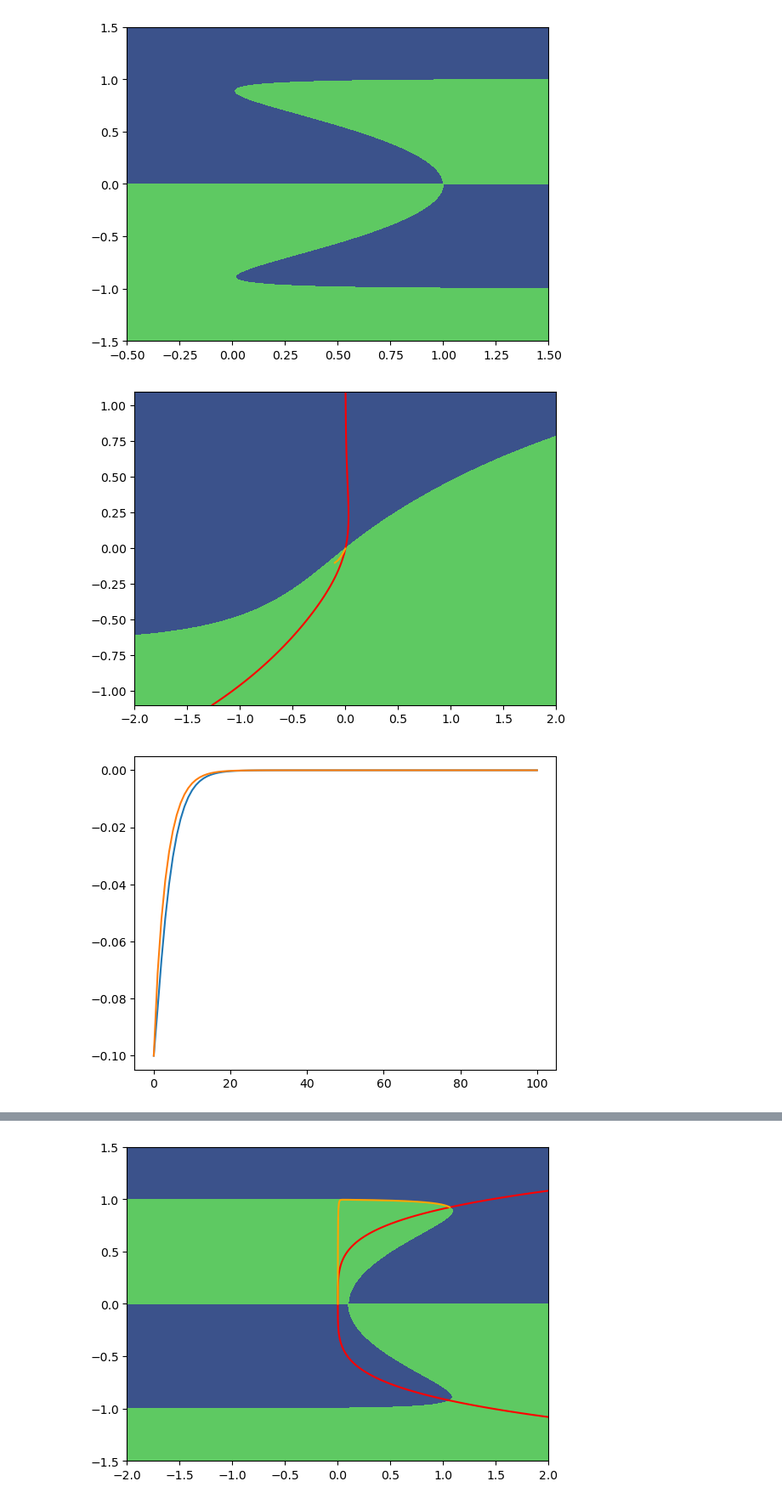
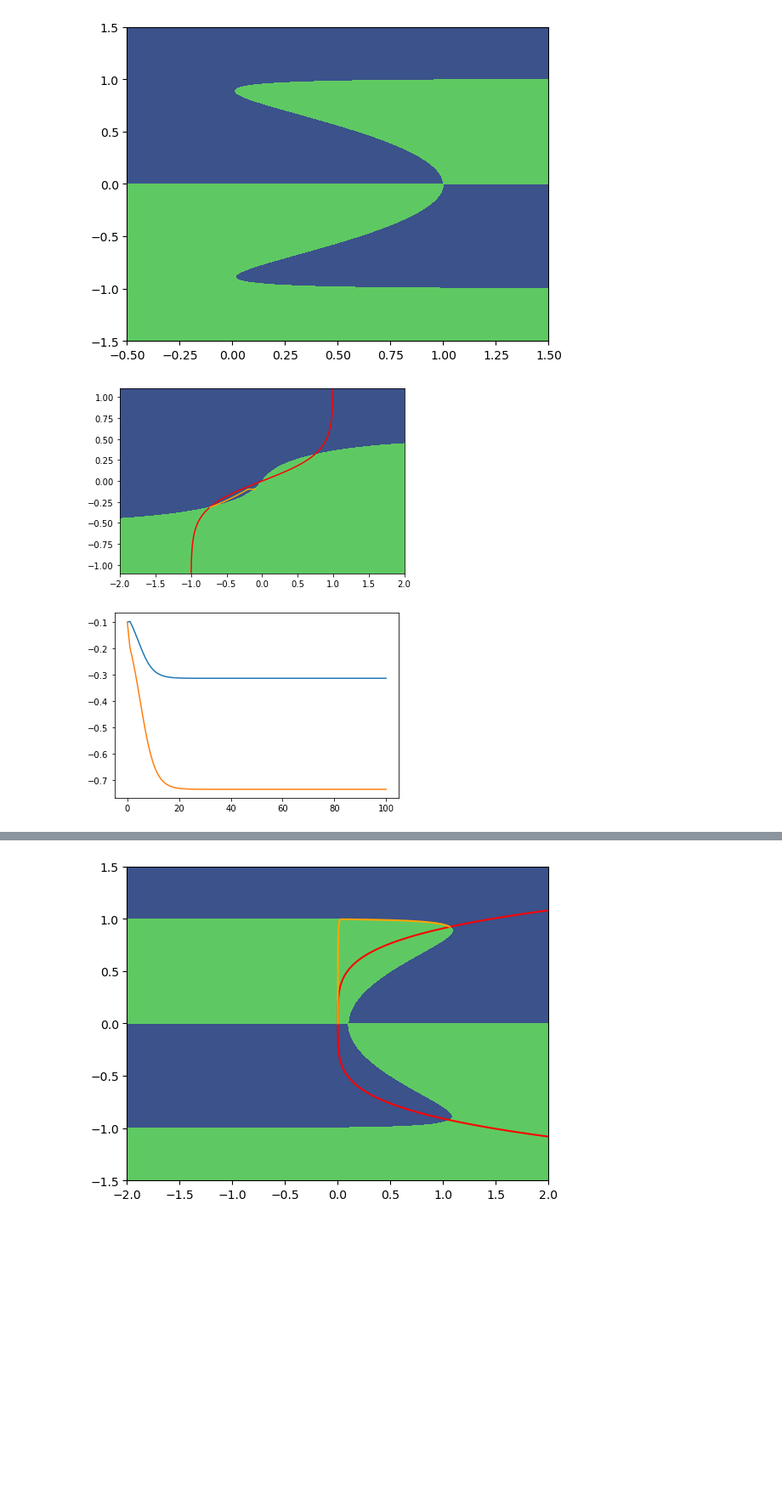
Before and after one commit to gerome-andry/RNN-dynamics, a Jupyter notebook: Analysis.ipynb, the cells around one changed output, grey strips where cells are left out. Shown at 85% size. Saved outputs shown, nothing was run; the diff lists cells and outputs as text; code cells hidden in the pictures; blank space fills up the shorter version.

```diff
--- a/Analysis.ipynb
+++ b/Analysis.ipynb
@@ -60,41 +97,43 @@ plt.show()
 # %%
 # LSTM
 
 x = torch.linspace(-2, 2, 4001)
 y = torch.linspace(-1.1, 1.1, 2201)
 
 xy_grid = torch.meshgrid(x, y, indexing="ij")
 
 x_g = xy_grid[0].T
 y_g = xy_grid[1].T.flip(0, 1)
 
 LSTM = LSTMCell()
-A = -1
-B = -5
-C = .3
-D = 1.1
-P = 0.5
+A = 0
+B = 0
+D = 0
+C = 2+1
+
+P = 0
 W = 1
-Wa = 1
-Wb = 1
-Wd = 1
-Wp = 1
+
+Wa = torch.randn(1)
+Wb = torch.randn(1)
+Wd = torch.randn(1)
+Wp = torch.randn(1)
 
 pars = A, B, C, D, P, W, Wa, Wb, Wd, Wp
 
 ax = LSTM.phaseplane(x_g, y_g, pars, input=0)
 
 xt = .0*torch.randn(100)
 h0 = -torch.tensor(0.1)
 s0 = -torch.tensor(0.1)
 
 ht, st = LSTM.trajectory(h0, s0, pars, xt)
 ax.plot(st, ht, 'orange')
 plt.show()
 
 plt.plot(ht)
 plt.plot(st)
 plt.show()
 # %% [output]
-[figure, old version]
+[figure, new version]
-[figure, old version]
+[figure, new version]
```
Also changed, not shown: parts of 3 cells of this notebook, 2 other files.
